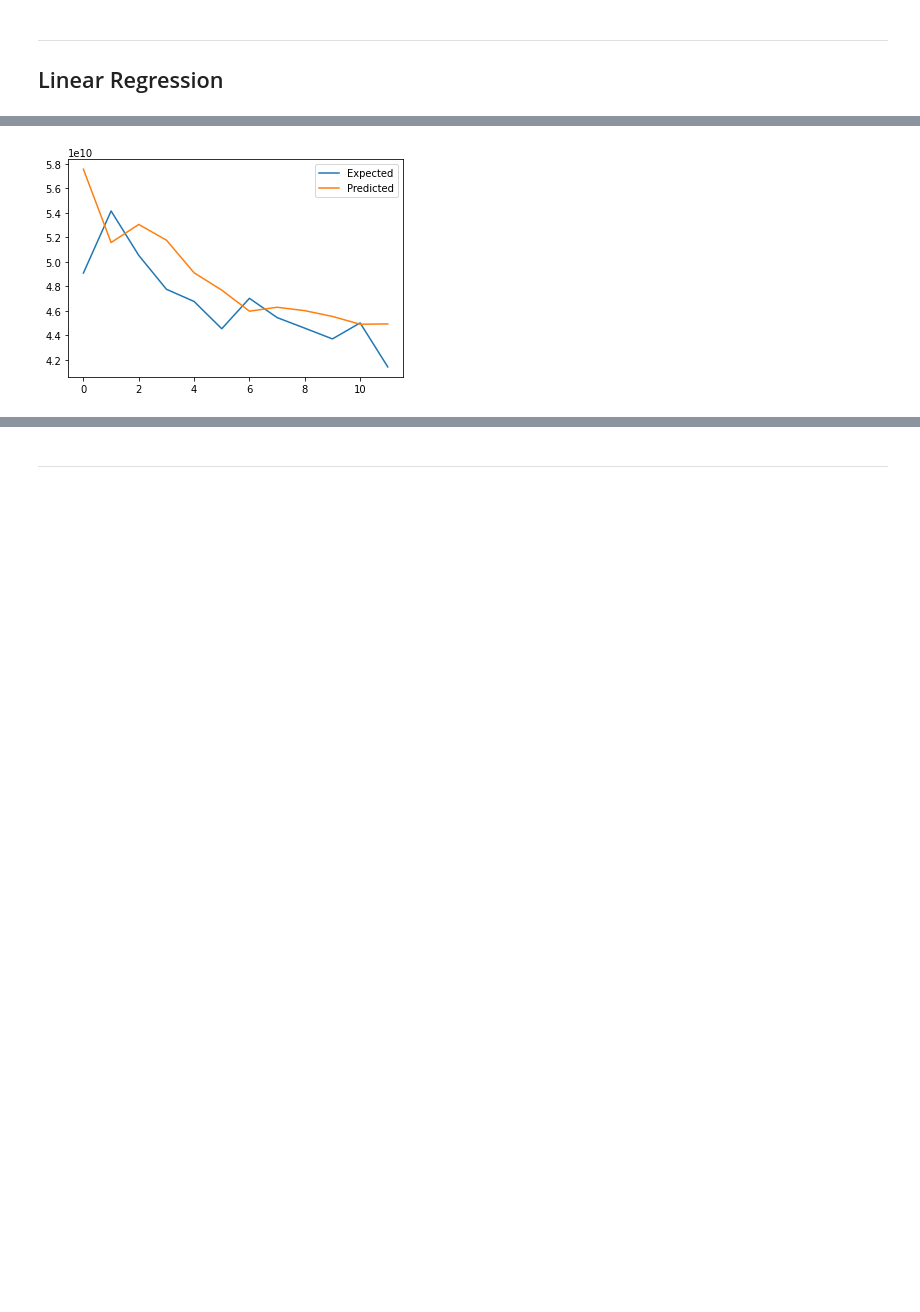
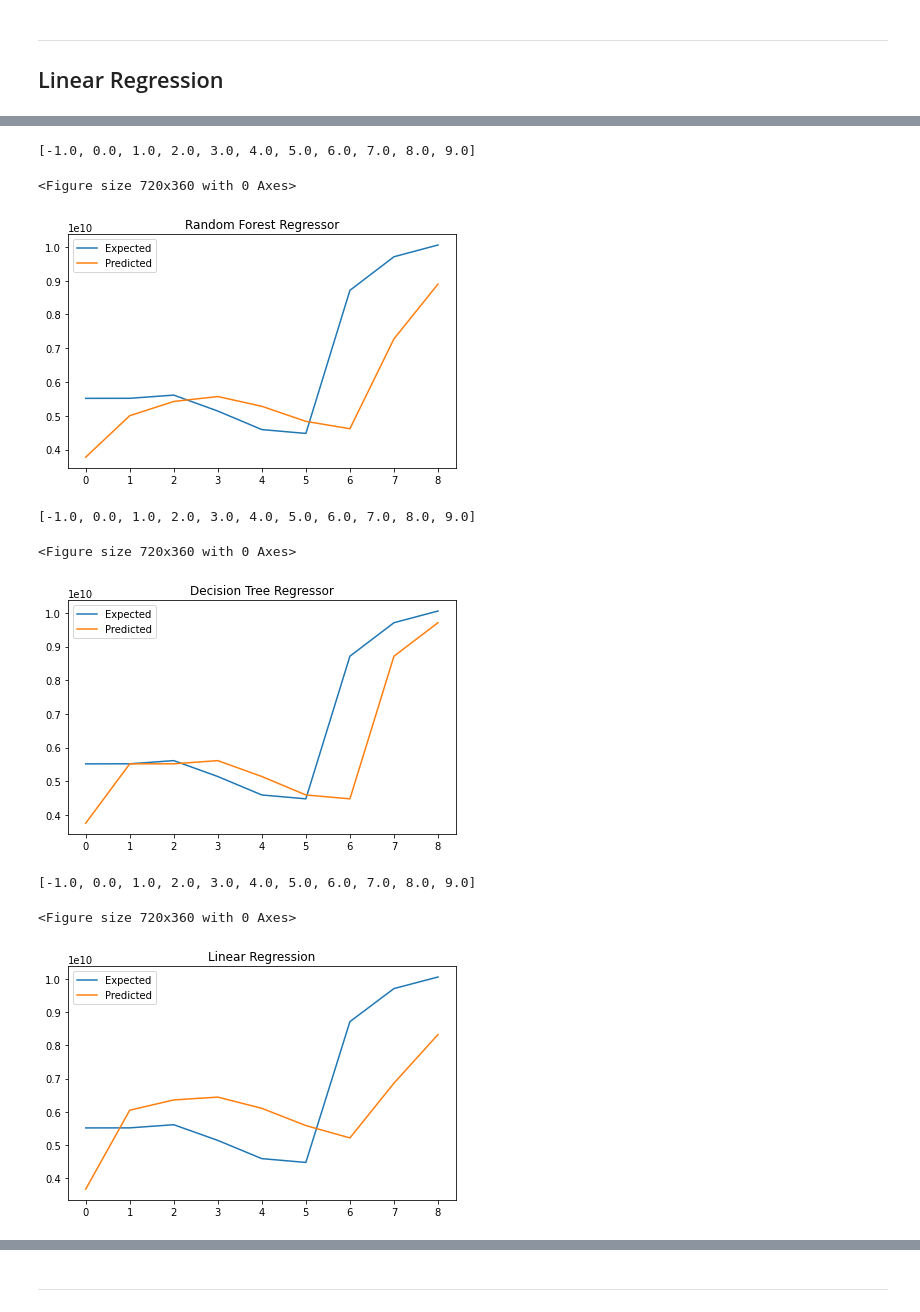
Before and after one commit to taredalen/AirPollutionPrediction, a Jupyter notebook: prediction/F1Prediction.ipynb, the cells around one changed output, grey strips where cells are left out. Drawn from its saved outputs; the diff is of its cells as text; code cells hidden in the pictures; blank space fills up the shorter version.

```diff
--- a/prediction/F1Prediction.ipynb
+++ b/prediction/F1Prediction.ipynb
@@ -346,10 +381,11 @@ def get_test_train_country(country):
 # %%
 from sklearn.ensemble import RandomForestRegressor
+from sklearn.metrics import mean_absolute_error
 
-def get_predictions(splits):
+def get_predictions(splits, year_list, model, option):
 
-    predictions = list()
-    expectations = list()
+    predictions = []
+    expectations = []
 
     for i in range(1, len(year_list)-1):
 
@@ -360,20 +396,48 @@ def get_predictions(splits):
 
         StandardScaler().fit_transform(X_train, X_test)
 
-        forest_model = RandomForestRegressor(n_estimators=1000, max_depth=2, random_state=1)
-        forest_model.fit(X_train, y_train.values.ravel())
+        model.fit(X_train, y_train.values.ravel())
 
-        y_pred = forest_model.predict(X_test)
+        y_pred = model.predict(X_test)
         predictions.append(y_pred)
         expectations.append(y_test.values.ravel())
 
-    return predictions, expectations
+    if option: return expectations
+    else:  return predictions
-# %%
-predictions, expectations = get_predictions(get_test_train_country(1))
-# %%
-plt.plot(expectations, label='Expected')
-plt.plot(predictions, label='Predicted')
-plt.legend()
-plt.show()
-# %% [output]
-[figure, removed]
+# %%
+from sklearn.linear_model import LinearRegression
+
+models = {'Random Forest Regressor' : RandomForestRegressor(n_estimators=1000, max_depth=2, random_state=1),
+          'Decision Tree Regressor' : DecisionTreeRegressor(random_state=1),
+          'Linear Regression' :  LinearRegression()
+}
+
+for model in models:
+
+    splits, year_list = get_test_train_country('Hamburg')
+    predictions = get_predictions(splits, year_list , models[model], False)
+    expectations = get_predictions(splits, year_list , models[model], True)
+
+    plt.figure(figsize=(10, 5))
+    fig, ax = plt.subplots()
+    plt.plot(expectations, label='Expected')
+    plt.plot(predictions, label='Predicted')
+    plt.title(model)
+    a= ax.get_xticks().tolist()
+    print(a)
+    plt.legend()
+
+    #year_list.pop()
+    #plt.xticks(year_list)
+    plt.tight_layout()
+    plt.show()
+# %% [output]
+[-1.0, 0.0, 1.0, 2.0, 3.0, 4.0, 5.0, 6.0, 7.0, 8.0, 9.0]
+<Figure size 720x360 with 0 Axes>
+[figure, added]
+[-1.0, 0.0, 1.0, 2.0, 3.0, 4.0, 5.0, 6.0, 7.0, 8.0, 9.0]
+<Figure size 720x360 with 0 Axes>
+[figure, added]
+[-1.0, 0.0, 1.0, 2.0, 3.0, 4.0, 5.0, 6.0, 7.0, 8.0, 9.0]
+<Figure size 720x360 with 0 Axes>
+[figure, added]
```
Also changed, not shown: parts of 18 cells of this notebook, 8 other files.
